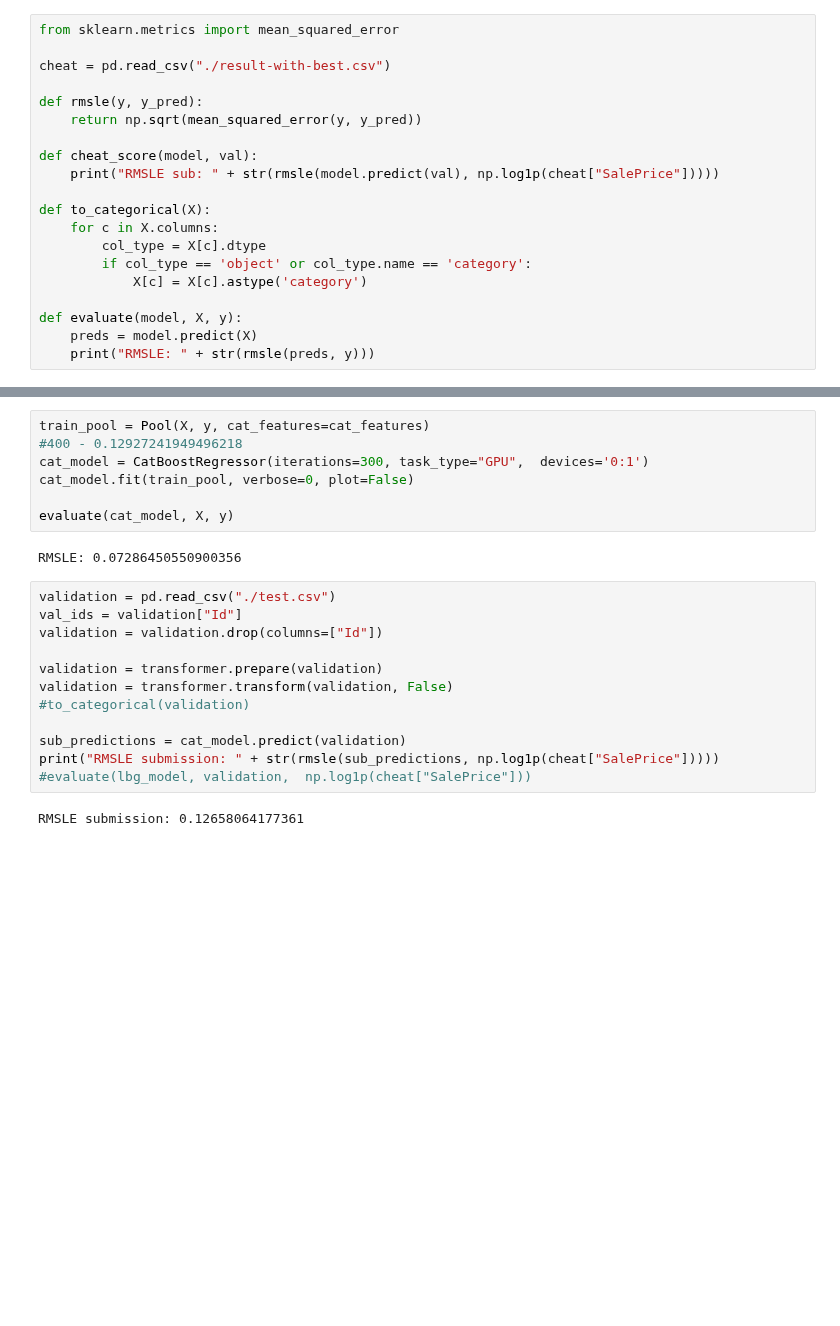
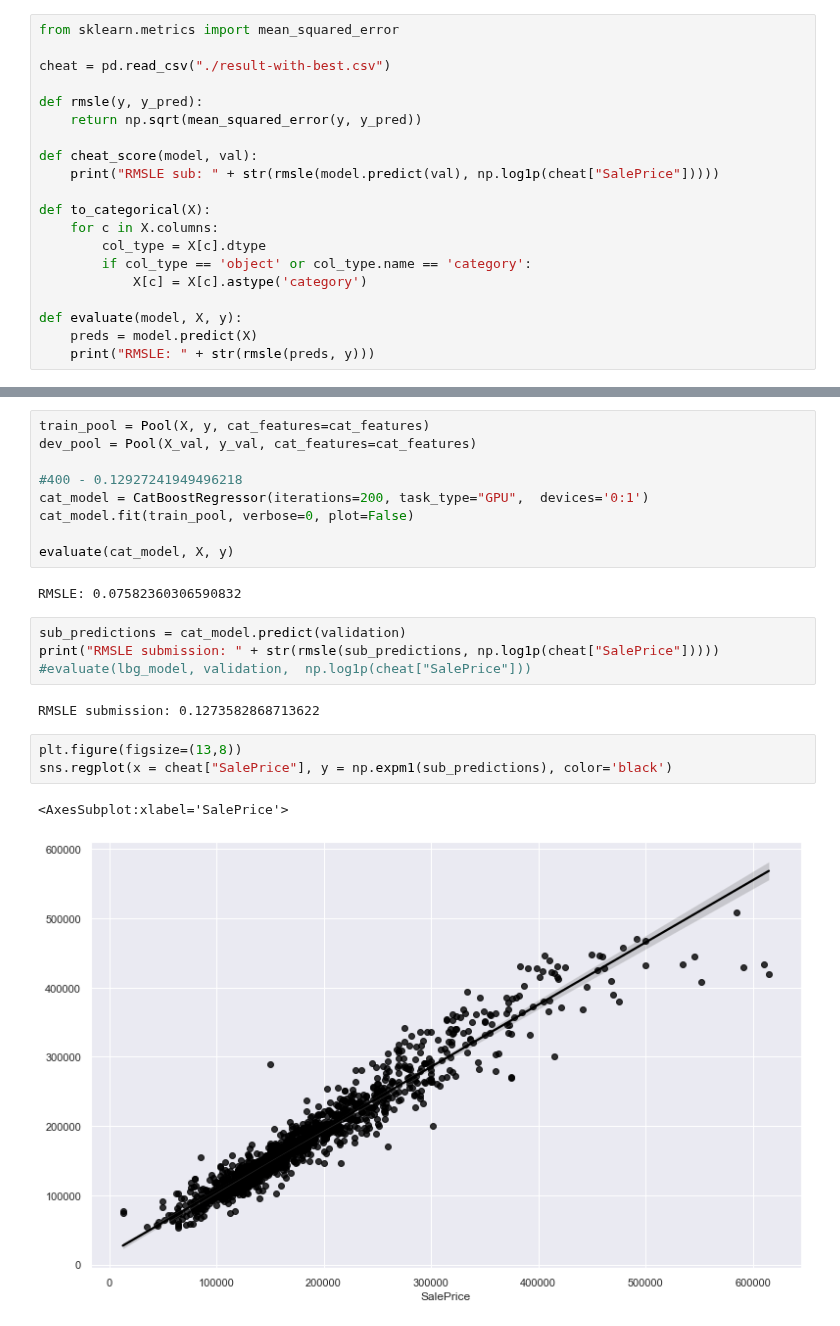
Before and after one commit to Altair200333/ML_tasks, a Jupyter notebook: task4/cats_hyperopt.ipynb, the cells around one changed output, grey strips where cells are left out. Saved outputs shown, nothing was run; the diff lists cells and outputs as text; blank space fills up the shorter version.

Commit message:
plot errors

```diff
--- a/task4/cats_hyperopt.ipynb
+++ b/task4/cats_hyperopt.ipynb
@@ -126,23 +143,23 @@ cat_features = np.where(X.loc[:, X.columns.values].dtypes == "object")[0]
 # %%
 train_pool = Pool(X, y, cat_features=cat_features)
+dev_pool = Pool(X_val, y_val, cat_features=cat_features)
+
 #400 - 0.12927241949496218
-cat_model = CatBoostRegressor(iterations=300, task_type="GPU",  devices='0:1')
+cat_model = CatBoostRegressor(iterations=200, task_type="GPU",  devices='0:1')
 cat_model.fit(train_pool, verbose=0, plot=False)
 
 evaluate(cat_model, X, y)
 # %% [output]
-RMSLE: 0.07286450550900356
+RMSLE: 0.07582360306590832
 # %%
-validation = pd.read_csv("./test.csv")
-val_ids = validation["Id"]
-validation = validation.drop(columns=["Id"])
-
-validation = transformer.prepare(validation)
-validation = transformer.transform(validation, False)
-#to_categorical(validation)
-
 sub_predictions = cat_model.predict(validation)
 print("RMSLE submission: " + str(rmsle(sub_predictions, np.log1p(cheat["SalePrice"]))))
 #evaluate(lbg_model, validation,  np.log1p(cheat["SalePrice"]))
 # %% [output]
-RMSLE submission: 0.12658064177361
+RMSLE submission: 0.1273582868713622
+# %%
+plt.figure(figsize=(13,8))
+sns.regplot(x = cheat["SalePrice"], y = np.expm1(sub_predictions), color='black')
+# %% [output]
+<AxesSubplot:xlabel='SalePrice'>
+[figure, added]
```
Also changed, not shown: parts of 7 cells of this notebook, 11 other files.
